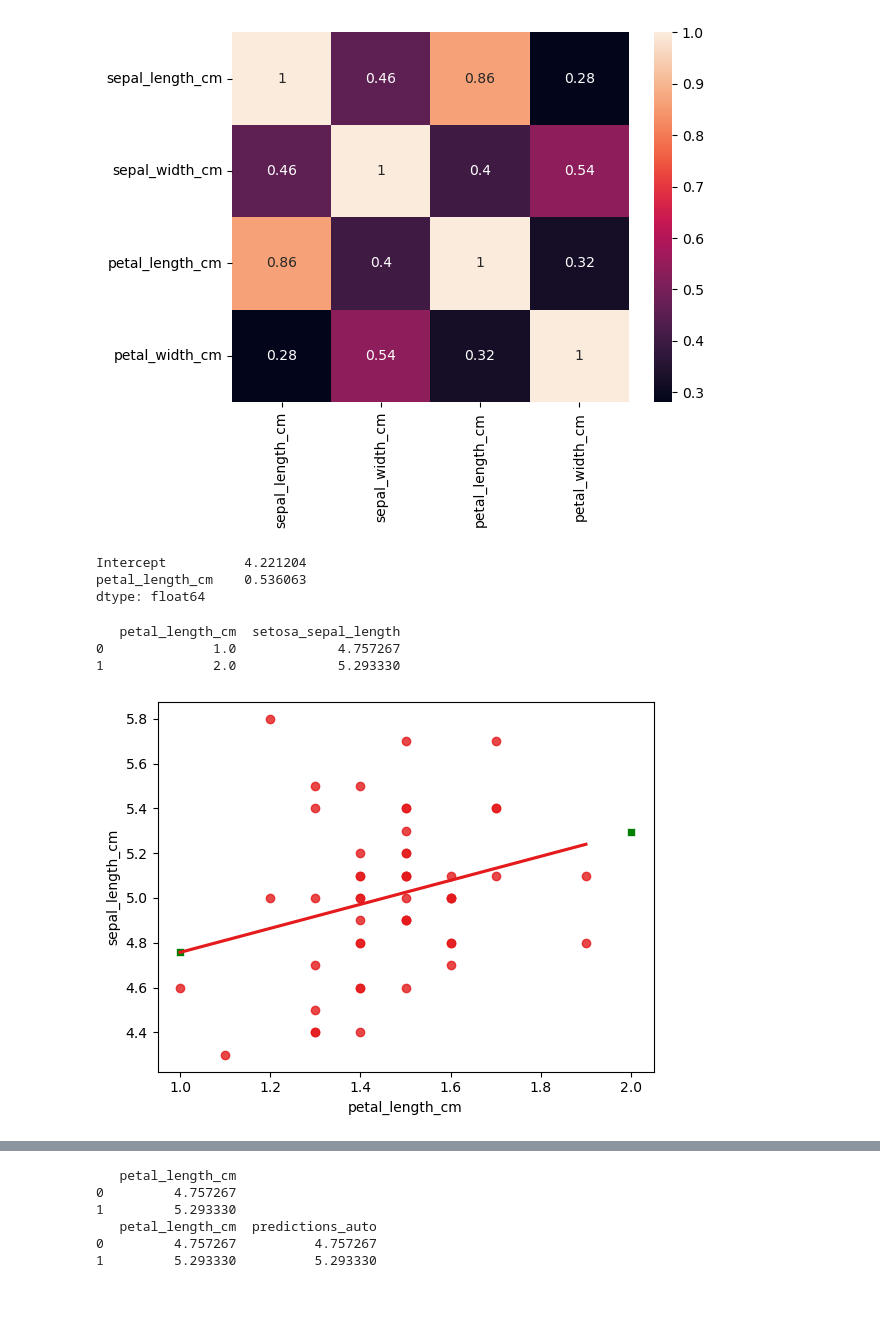
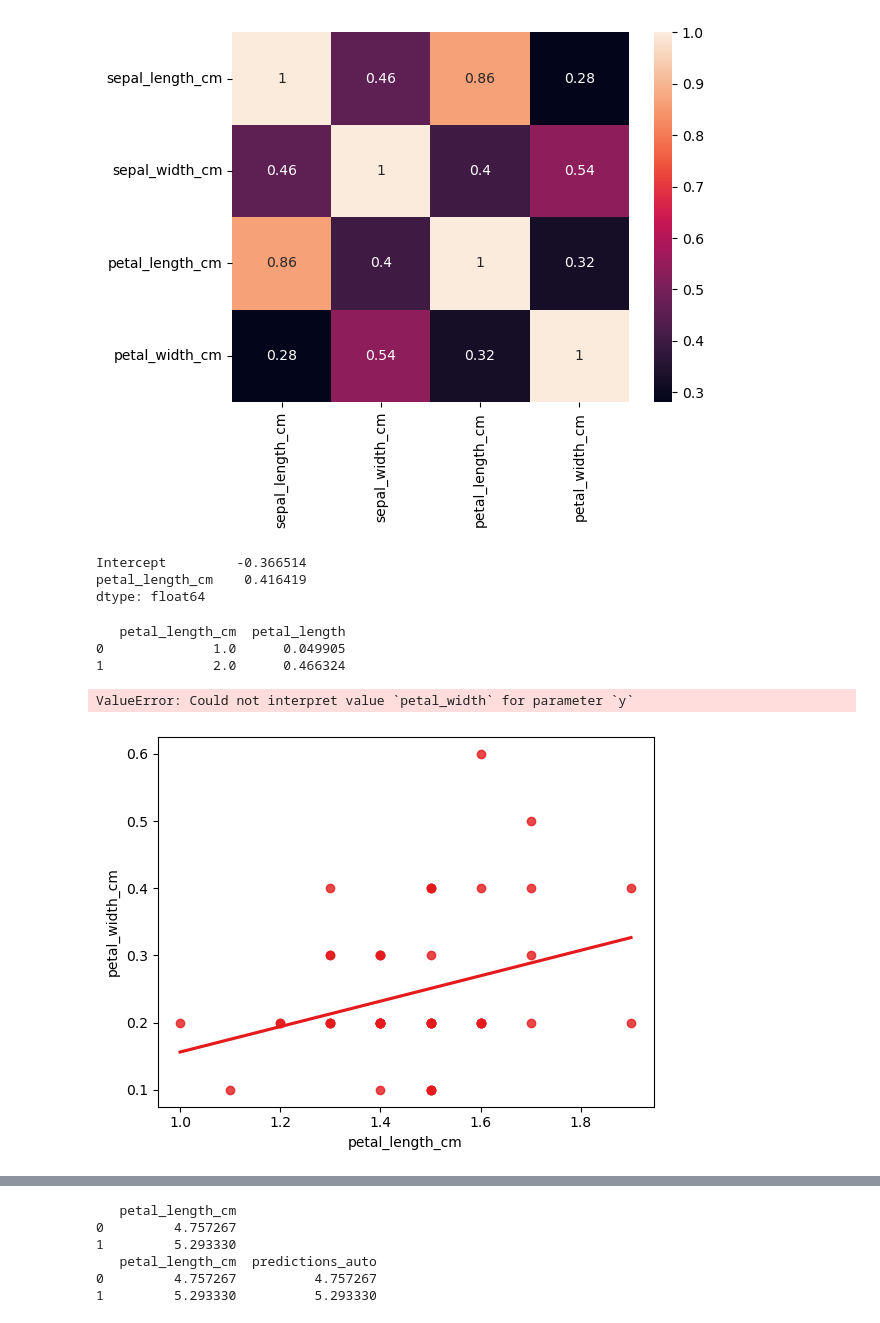
Before and after one commit to IreneKilgannon/pands-project, a Jupyter notebook: analysis.ipynb, the cells around one changed output, grey strips where cells are left out. Cells and saved outputs as stored; diff of their text form; code cells hidden in the pictures.

Commit message:
correlation section, reorganisation, plots and analysis

```diff
--- a/analysis.ipynb
+++ b/analysis.ipynb
@@ -455,31 +466,32 @@ sns.heatmap(virginica.drop(['species'], axis = 1).corr(), annot = True)
 # %%
 from statsmodels.formula.api import ols
 
-mdl_sepal_length_vs_petal_length = ols("sepal_length_cm ~ petal_length_cm", data = setosa).fit()
+mdl_petal_width_cm_vs_petal_length = ols("petal_width_cm ~ petal_length_cm", data = iris).fit()
 
-print(mdl_sepal_length_vs_petal_length.params)
+print(mdl_petal_width_cm_vs_petal_length.params)
 # %% [output]
-Intercept          4.221204
-petal_length_cm    0.536063
+Intercept         -0.366514
+petal_length_cm    0.416419
 dtype: float64
 # %%
 explanatory_data = pd.DataFrame({"petal_length_cm": np.arange(1.0, 3.0)})
 
-setosa_sepal_length = mdl_sepal_length_vs_petal_length.predict(explanatory_data)
-prediction_data = explanatory_data.assign(setosa_sepal_length = setosa_sepal_length)
+petal_length = mdl_petal_width_cm_vs_petal_length.predict(explanatory_data)
+prediction_data = explanatory_data.assign(petal_length = petal_length)
 print(prediction_data)
 # %% [output]
-   petal_length_cm  setosa_sepal_length
-0              1.0             4.757267
-1              2.0             5.293330
+   petal_length_cm  petal_length
+0              1.0      0.049905
+1              2.0      0.466324
 # %%
 fig = plt.figure()
 
-sns.regplot(setosa, x = 'petal_length_cm', y = 'sepal_length_cm', ci = None)
+sns.regplot(setosa, x = 'petal_length_cm', y = 'petal_width_cm', ci = None)
 
-sns.scatterplot(prediction_data, x = 'petal_length_cm', y = 'setosa_sepal_length', color = 'g', marker = 's')
+sns.scatterplot(prediction_data, x = 'petal_length_cm', y = 'petal_width', color = 'g', marker = 's')
 
 plt.show()
 # %% [output]
+ValueError: Could not interpret value `petal_width` for parameter `y`
-[figure, old version]
+[figure, new version]
 # %%
```
Also changed, not shown: parts of 8 cells of this notebook, 2 other files.
